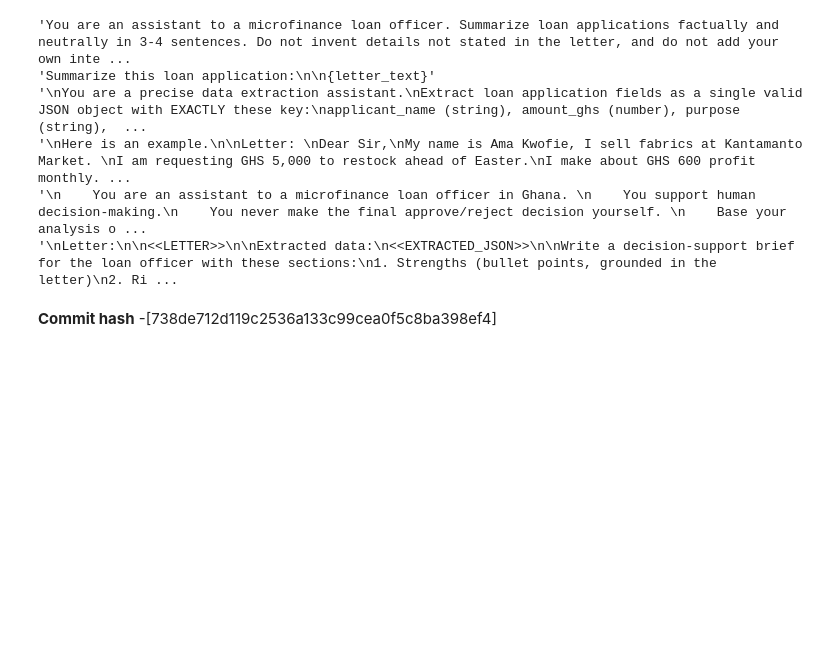
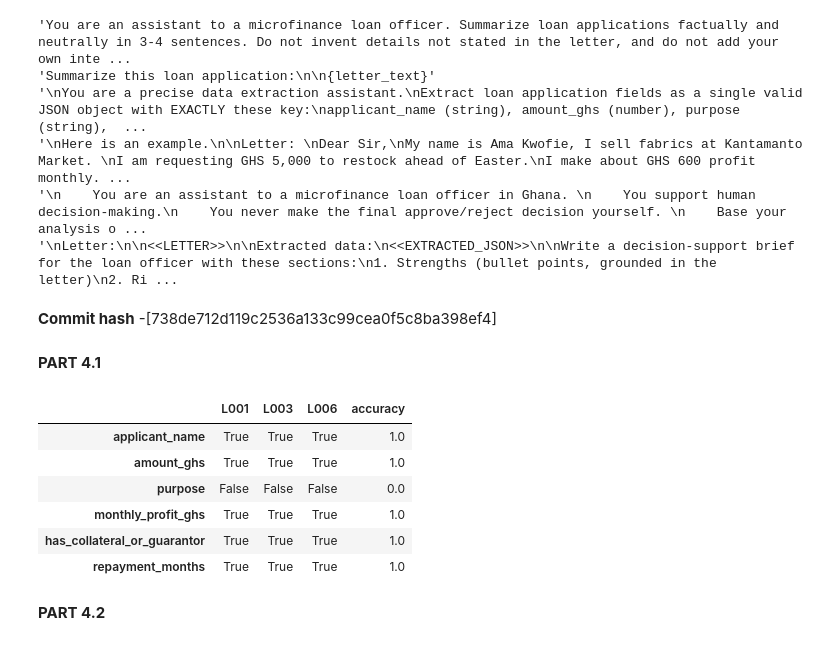
Before and after one commit to Dijah-Tunrayo/lab-4-llm-decision-support, a Jupyter notebook: Untitled3.ipynb, the cells around one changed output. Saved outputs shown, nothing was run; the diff lists cells and outputs as text; code cells hidden in the pictures; blank space fills up the shorter version.

Commit message:
Created using Colab, updatessss, for part 4 i think

```diff
--- a/Untitled3.ipynb
+++ b/Untitled3.ipynb
@@ -528,3 +531,48 @@ print(repr(BRIEF_PROMPT))
 '\nLetter:\n\n<<LETTER>>\n\nExtracted data:\n<<EXTRACTED_JSON>>\n\nWrite a decision-support brief for the loan officer with these sections:\n1. Strengths (bullet points, grounded in the letter)\n2. Ri ...
 # %% [markdown]
 **Commit hash** -[738de712d119c2536a133c99cea0f5c8ba398ef4]
+# %% [markdown]
+**PART 4.1**
+# %%
+# TODO: For the three letters in GOLD, compare your extracted DataFrame to the gold values
+#   field by field. Compute per-field accuracy across the three letters
+#   (name matching can be case-insensitive; numbers must match exactly).
+
+# TODO: Display a small table: rows = fields, columns = L001 / L003 / L006 / accuracy.
+#================================================================================================================#
+fields_to_check = ["applicant_name", "amount_ghs", "purpose", "monthly_profit_ghs",
+                    "has_collateral_or_guarantor", "repayment_months"]
+
+comparison = {}
+
+for letter_id, gold_values in GOLD.items():
+    row = df[df["letter_id"] == letter_id].iloc[0]
+    for field in fields_to_check:
+        extracted_val = row[field]
+        gold_val = gold_values[field]
+
+        if field == "applicant_name":
+            match = str(extracted_val).strip().lower() == str(gold_val).strip().lower()
+        else:
+            # handle NaN vs None safely
+            if pd.isna(extracted_val) and gold_val is None:
+                match = True
+            else:
+                match = extracted_val == gold_val
+
+        comparison.setdefault(field, {})[letter_id] = match
+
+comparison_df = pd.DataFrame(comparison).T
+comparison_df["accuracy"] = comparison_df.mean(axis=1)
+comparison_df
+#================================================================================================================#
+# %% [output]
+|  | L001 | L003 | L006 | accuracy |
+| applicant_name | True | True | True | 1.0 |
+| amount_ghs | True | True | True | 1.0 |
+| purpose | False | False | False | 0.0 |
+| monthly_profit_ghs | True | True | True | 1.0 |
+| has_collateral_or_guarantor | True | True | True | 1.0 |
+| repayment_months | True | True | True | 1.0 |
+# %% [markdown]
+**PART 4.2**
```
Also changed, not shown: parts of 3 cells of this notebook.
